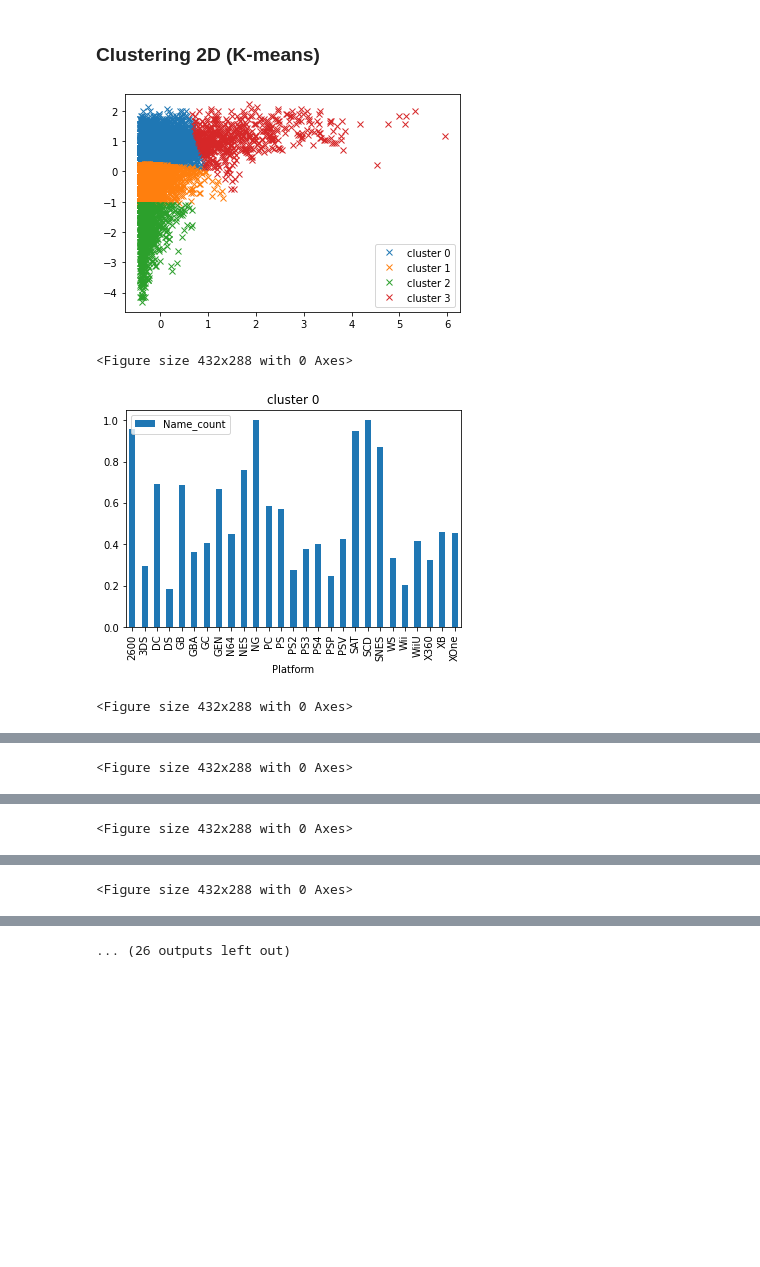
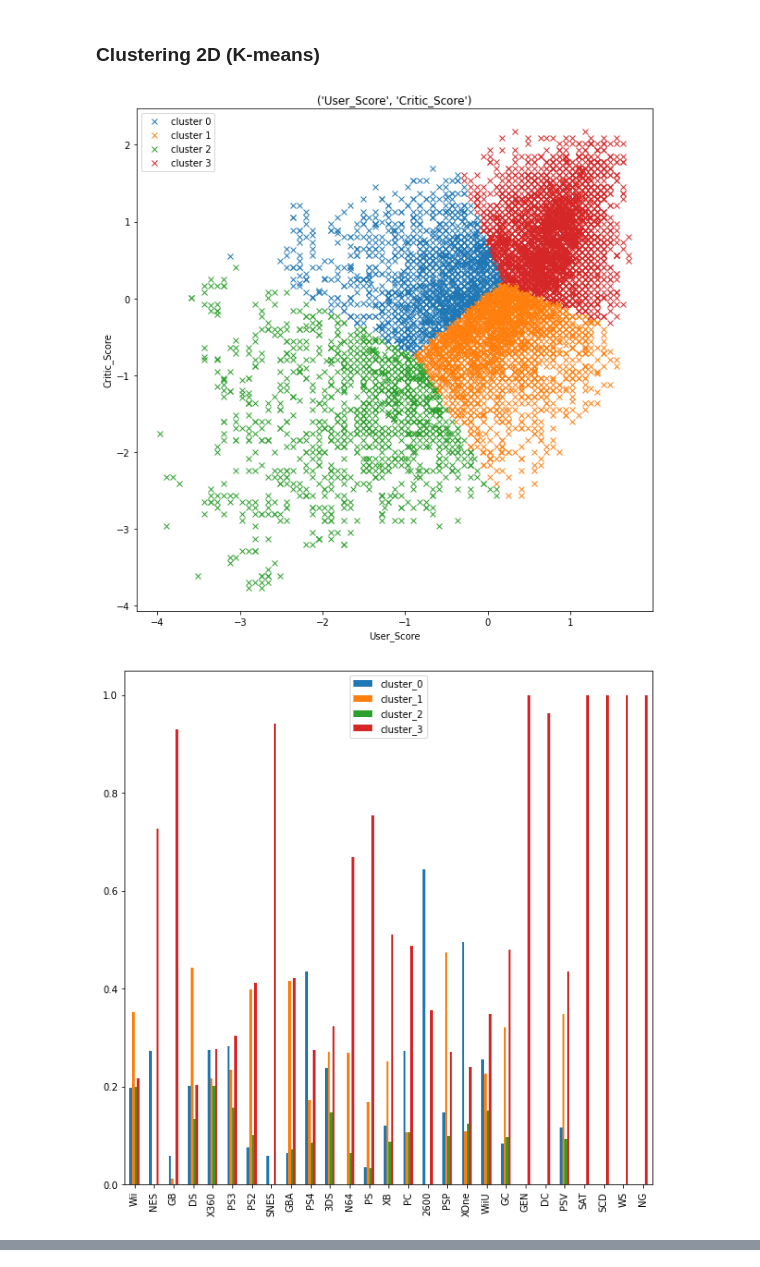
Before and after one commit to Loniowsky/Data-Mining-Project, a Jupyter notebook: scripts/notebooks/data_analysis.ipynb, the cells around one changed output, grey strips where cells are left out. Drawn from its saved outputs; the diff is of its cells as text; code cells hidden in the pictures; blank space fills up the shorter version.

```diff
--- a/scripts/notebooks/data_analysis.ipynb
+++ b/scripts/notebooks/data_analysis.ipynb
@@ -3,6 +3,9 @@ import pandas as pd
 from common.outliers import *
 from common.clustering import *
 from common.standardization import *
+import matplotlib
+
+matplotlib.rcParams['figure.figsize'] = [10, 10]
 # %% [markdown]
 ### Load dataset from file
 Please note that the `_preprocessed` file is required. To use this notebook
@@ -112,6 +117,7 @@ for index, column in enumerate(k_means_columns):
     data_without_outliers = drop_outliers_from_dataset(data, outliers_for_each_column[index])
     clusters = k_means_1d_clustering(data_without_outliers, column, numbers_of_clusters[index])
     plt.figure()
+    plt.title("Clustering: {}".format(column))
     for cluster in clusters:
         plt.plot(cluster[column], np.zeros_like(cluster[column]), 'x')
 # %% [output]
@@ -129,17 +132,12 @@ for index, column in enumerate(k_means_columns):
 # %%
 k_neighbours = 5
-r_percentage = 0.01
-nearest_neighbours_columns = [("Global_Sales", "Critic_Score"),
-                              ("Global_Sales", "User_Score"),
-                              ("User_Score", "Critic_Score"),
-                              ("Critic_Score", "JP_Sales")]
+r_percentage = 0.02
+nearest_neighbours_columns = [("User_Score", "Critic_Score"),
+                              ("Critic_Score", "Global_Sales"),
+                              ("User_Score", "Global_Sales")]
 outliers_for_each_pair = []
 for column_pair in nearest_neighbours_columns:
     outliers, non_outliers = find_outliers_in_two_columns(data, column_pair, k_neighbours, r_percentage)
     outliers_for_each_pair.append(outliers)
-
-    plt.figure()
-    plt.plot(outliers[column_pair[0]], outliers[column_pair[1]], 'x', c='b')
-    plt.plot(non_outliers[column_pair[0]], non_outliers[column_pair[1]], 'x', c='r')
-    plt.title(column_pair)
+    plot_2d_data_with_outliers(outliers, non_outliers, column_pair)
 # %% [output]
@@ -150,27 +147,25 @@ for column_pair in nearest_neighbours_columns:
 # %% [markdown]
 ### Clustering 2D (K-means)
 # %%
-column_to_analyze = "Platform"
-numbers_of_clusters = [4, 4, 5, 4]
-k_means_columns = [("Global_Sales", "Critic_Score"),
-                   ("Global_Sales", "User_Score"),
-                   ("User_Score", "Critic_Score"),
-                   ("Critic_Score", "JP_Sales")]
+columns_to_analyze = ["Platform", "Genre"]
+numbers_of_clusters = [4, 4, 4, 4, 4]
+k_means_columns = [("User_Score", "Critic_Score"),
+                   ("Critic_Score", "Global_Sales"),
+                   ("User_Score", "Global_Sales")]
+
 for index, column_pair in enumerate(k_means_columns):
     data_without_outliers = drop_outliers_from_dataset(data, outliers_for_each_pair[index])
     clusters = k_means_2d_clustering(data_without_outliers, column_pair, numbers_of_clusters[index])
     plot_2d_data_with_clusters(clusters, column_pair)
-    for i, cluster in enumerate(clusters):
-        plt.figure()
-        number_of_entries_by_analyzed = cluster.filter([column_to_analyze, "Name"]).groupby([column_to_analyze]).agg(["count"])
-        number_of_entries_by_analyzed.columns = ['_'.join(col).strip() for col in number_of_entries_by_analyzed.columns.values]
-        total_number_of_entries_by_analyzed = data.filter([column_to_analyze, "Name"]).groupby([column_to_analyze]).agg(["count"])
-        total_number_of_entries_by_analyzed.columns = ['_'.join(col).strip() for col in total_number_of_entries_by_analyzed.columns.values]
-        number_of_entries_by_analyzed["Name_count"] = number_of_entries_by_analyzed["Name_count"] / total_number_of_entries_by_analyzed["Name_count"]
-        number_of_entries_by_analyzed.plot.bar(y="Name_count")
-        plt.title("cluster {}".format(i))
+
+    for column_to_analyze in columns_to_analyze:
+        unique_values = data[column_to_analyze].unique()
+        temp_data = pd.DataFrame(index=unique_values)
+        for i, cluster in enumerate(clusters):
+            number_of_entries_by_analyzed = cluster.filter([column_to_analyze, "Name"]).groupby([column_to_analyze]).agg(["count"])
+            total_number_of_entries_by_analyzed = data.filter([column_to_analyze, "Name"]).groupby([column_to_analyze]).agg(["count"])
+            temp_data["cluster_{}".format(i)] = number_of_entries_by_analyzed / total_number_of_entries_by_analyzed
+        temp_data.plot.bar()
 # %% [output]
-[figure, old version]
+[figure, new version]
-<Figure size 432x288 with 0 Axes>
-[figure, old version]
+[figure, new version]
-<Figure size 432x288 with 0 Axes>
@@ -178 +172,0 @@ for index, column_pair in enumerate(k_means_columns):
-<Figure size 432x288 with 0 Axes>
@@ -180 +173,0 @@ for index, column_pair in enumerate(k_means_columns):
-<Figure size 432x288 with 0 Axes>
@@ -183 +175,0 @@ for index, column_pair in enumerate(k_means_columns):
-<Figure size 432x288 with 0 Axes>
@@ -185 +176,0 @@ for index, column_pair in enumerate(k_means_columns):
-... (26 outputs left out)
```
Also changed, not shown: parts of 10 cells of this notebook, 4 other files.
